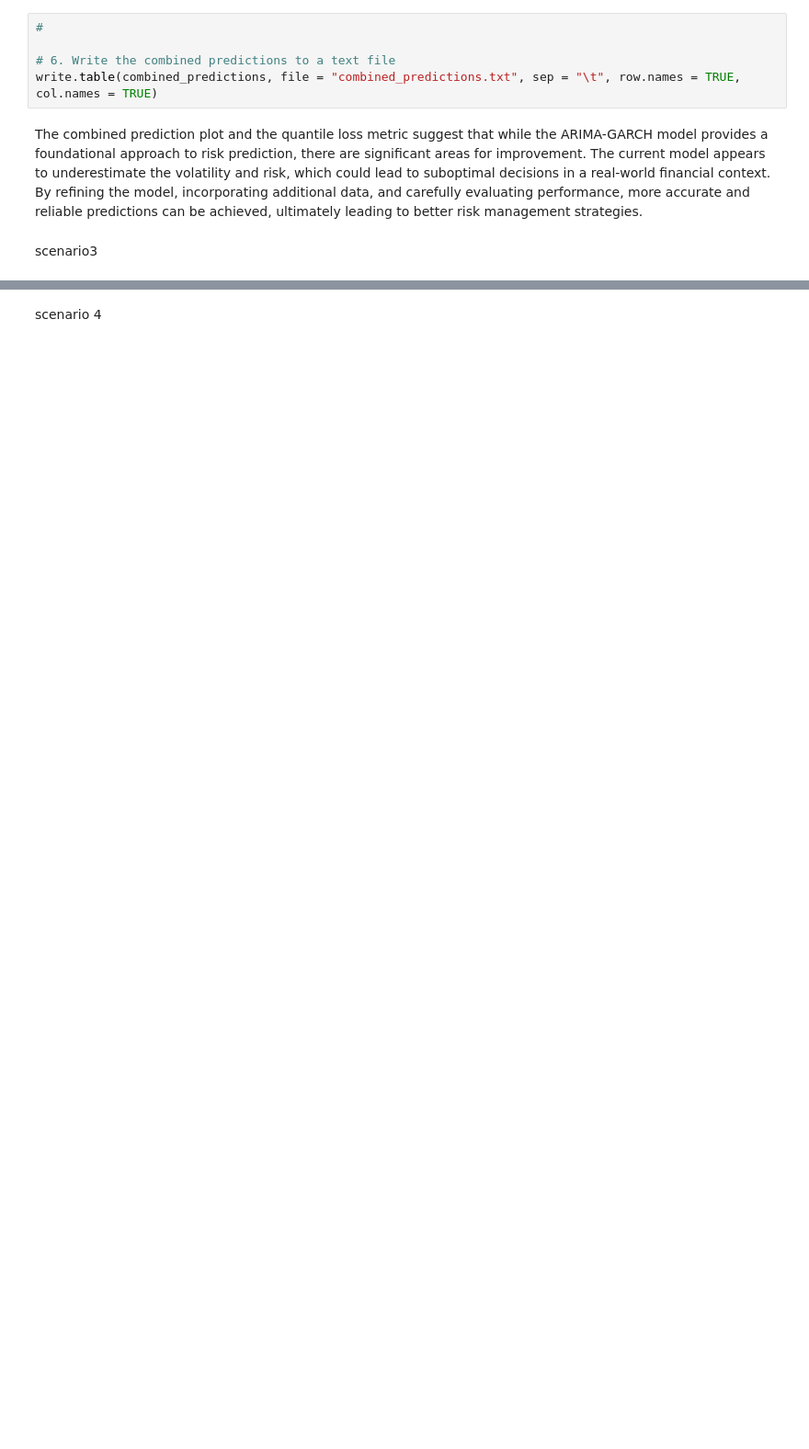
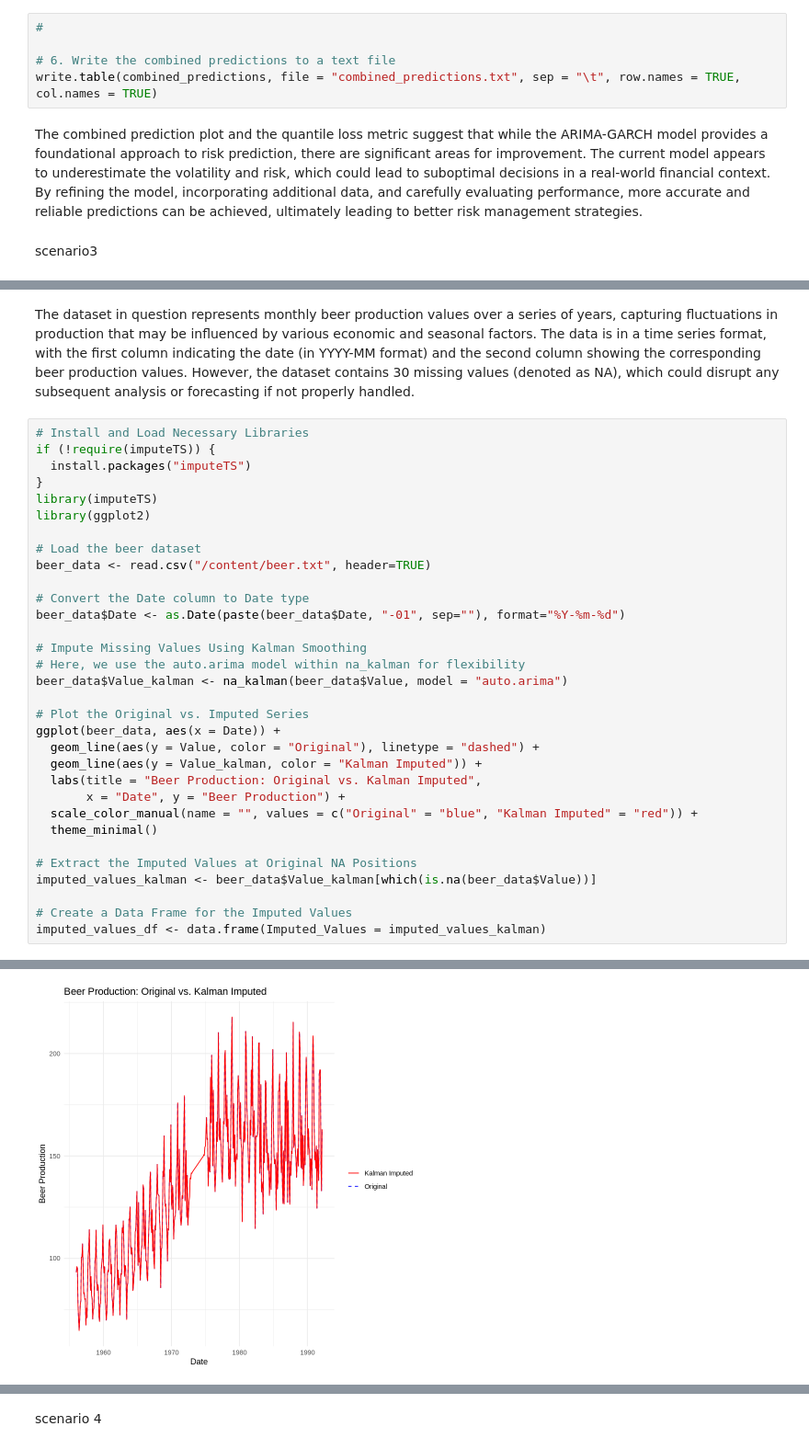
Before and after one commit to kf-rahman/UW-stat_courses, a Jupyter notebook: stat443_Final.ipynb, the cells around one changed output, grey strips where cells are left out. Shown: that part at 92% size. Cells and saved outputs as stored; diff of their text form; blank space fills up the shorter version.

```diff
--- a/stat443_Final.ipynb
+++ b/stat443_Final.ipynb
@@ -326,0 +284,35 @@ Caused by error:
+# %% [markdown]
+The dataset in question represents monthly beer production values over a series of years, capturing fluctuations in production that may be influenced by various economic and seasonal factors. The data is in a time series format, with the first column indicating the date (in YYYY-MM format) and the second column showing the corresponding beer production values. However, the dataset contains 30 missing values (denoted as NA), which could disrupt any subsequent analysis or forecasting if not properly handled.
+# %%
+# Install and Load Necessary Libraries
+if (!require(imputeTS)) {
+  install.packages("imputeTS")
+}
+library(imputeTS)
+library(ggplot2)
+
+# Load the beer dataset
+beer_data <- read.csv("/content/beer.txt", header=TRUE)
+
+# Convert the Date column to Date type
+beer_data$Date <- as.Date(paste(beer_data$Date, "-01", sep=""), format="%Y-%m-%d")
+
+# Impute Missing Values Using Kalman Smoothing
+# Here, we use the auto.arima model within na_kalman for flexibility
+beer_data$Value_kalman <- na_kalman(beer_data$Value, model = "auto.arima")
+
+# Plot the Original vs. Imputed Series
+ggplot(beer_data, aes(x = Date)) +
+  geom_line(aes(y = Value, color = "Original"), linetype = "dashed") +
+  geom_line(aes(y = Value_kalman, color = "Kalman Imputed")) +
+  labs(title = "Beer Production: Original vs. Kalman Imputed",
+       x = "Date", y = "Beer Production") +
+  scale_color_manual(name = "", values = c("Original" = "blue", "Kalman Imputed" = "red")) +
+  theme_minimal()
+
+# Extract the Imputed Values at Original NA Positions
+imputed_values_kalman <- beer_data$Value_kalman[which(is.na(beer_data$Value))]
+
+# Create a Data Frame for the Imputed Values
+imputed_values_df <- data.frame(Imputed_Values = imputed_values_kalman)
+# %% [output]
@@ -326,0 +336 @@ Caused by error:
+[figure, added]
```
Also changed, not shown: parts of 9 cells of this notebook.
